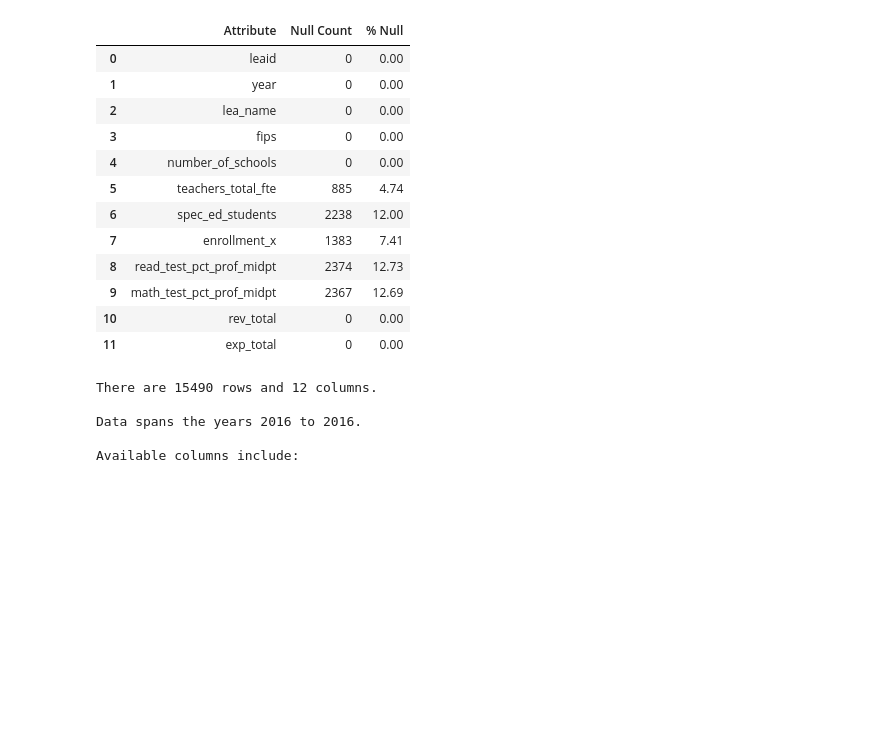
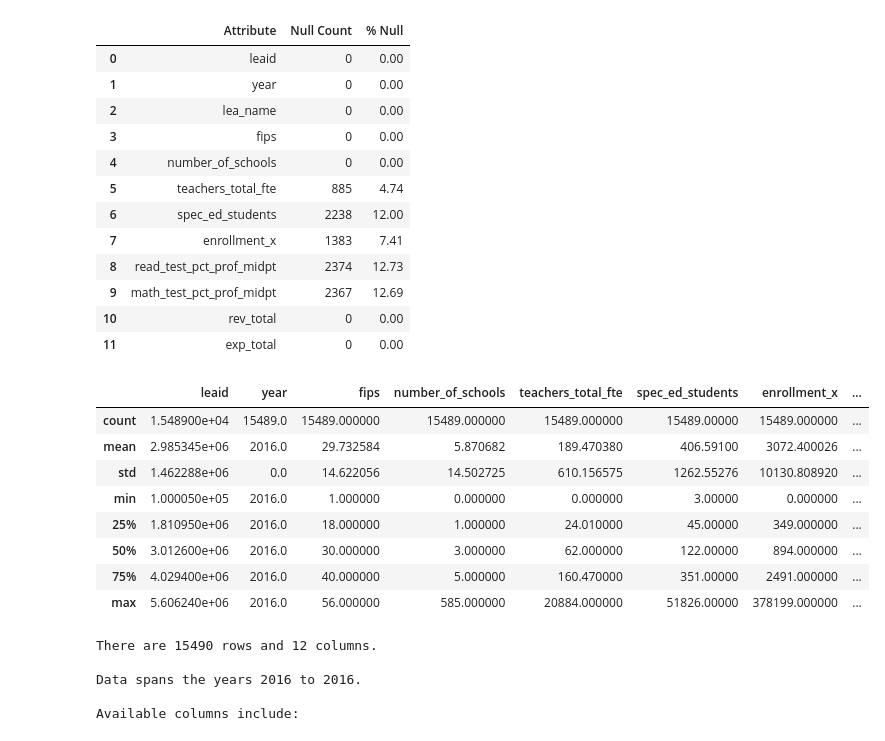
Before and after one commit to justinrgarrard/school_district_clustering, a Jupyter notebook: notebooks/1.1-jrg-indicator-exploration.ipynb, the cells around one changed output. Drawn from its saved outputs; the diff is of its cells as text; code cells hidden in the pictures; blank space fills up the shorter version.

```diff
--- a/notebooks/1.1-jrg-indicator-exploration.ipynb
+++ b/notebooks/1.1-jrg-indicator-exploration.ipynb
@@ -144,6 +144,18 @@ Available columns include:
 | 9 | math_test_pct_prof_midpt | 2367 | 12.69 |
 | 10 | rev_total | 0 | 0.00 |
 | 11 | exp_total | 0 | 0.00 |
+# %%
+cluster_df.describe()
+# %% [output]
+|  | leaid | year | fips | number_of_schools | teachers_total_fte | spec_ed_students | enrollment_x | ... |
+| count | 1.548900e+04 | 15489.0 | 15489.000000 | 15489.000000 | 15489.000000 | 15489.00000 | 15489.000000 | ... |
+| mean | 2.985345e+06 | 2016.0 | 29.732584 | 5.870682 | 189.470380 | 406.59100 | 3072.400026 | ... |
+| std | 1.462288e+06 | 0.0 | 14.622056 | 14.502725 | 610.156575 | 1262.55276 | 10130.808920 | ... |
+| min | 1.000050e+05 | 2016.0 | 1.000000 | 0.000000 | 0.000000 | 3.00000 | 0.000000 | ... |
+| 25% | 1.810950e+06 | 2016.0 | 18.000000 | 1.000000 | 24.010000 | 45.00000 | 349.000000 | ... |
+| 50% | 3.012600e+06 | 2016.0 | 30.000000 | 3.000000 | 62.000000 | 122.00000 | 894.000000 | ... |
+| 75% | 4.029400e+06 | 2016.0 | 40.000000 | 5.000000 | 160.470000 | 351.00000 | 2491.000000 | ... |
+| max | 5.606240e+06 | 2016.0 | 56.000000 | 585.000000 | 20884.000000 | 51826.00000 | 378199.000000 | ... |
 # %%
 # Convert negative values (flags) to Null
 for col in cluster_df.columns[3:]:
```
Also changed, not shown: 6 other files.
